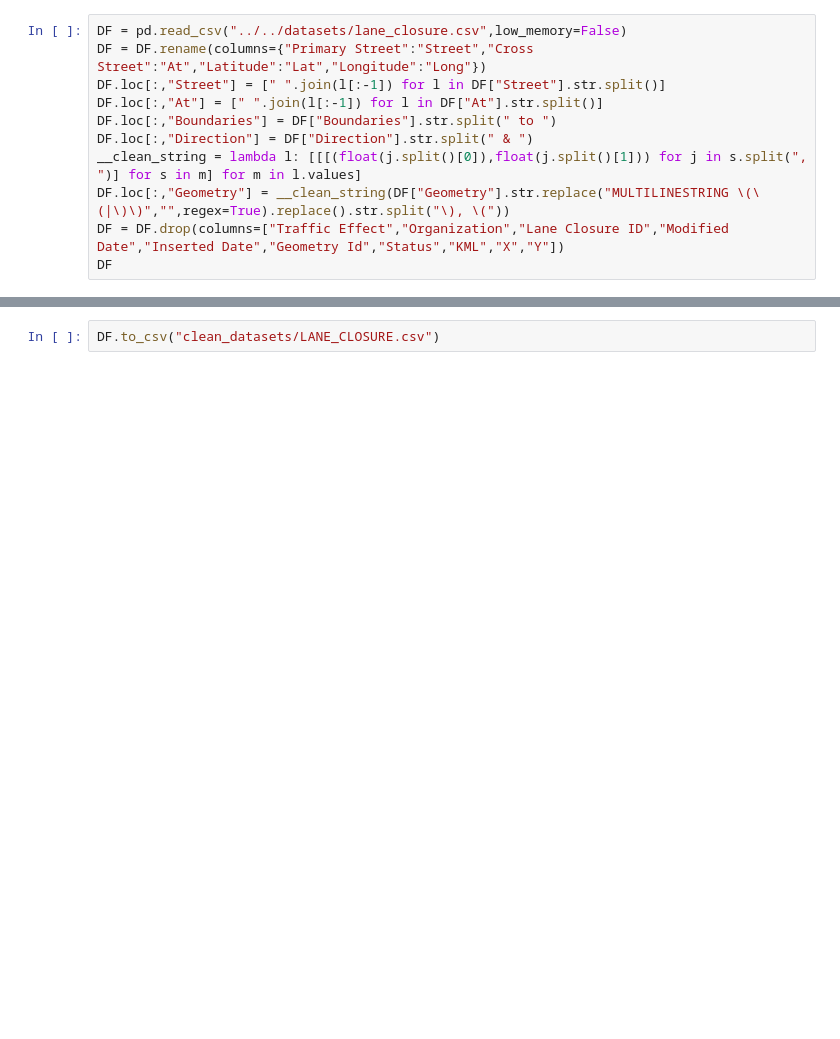
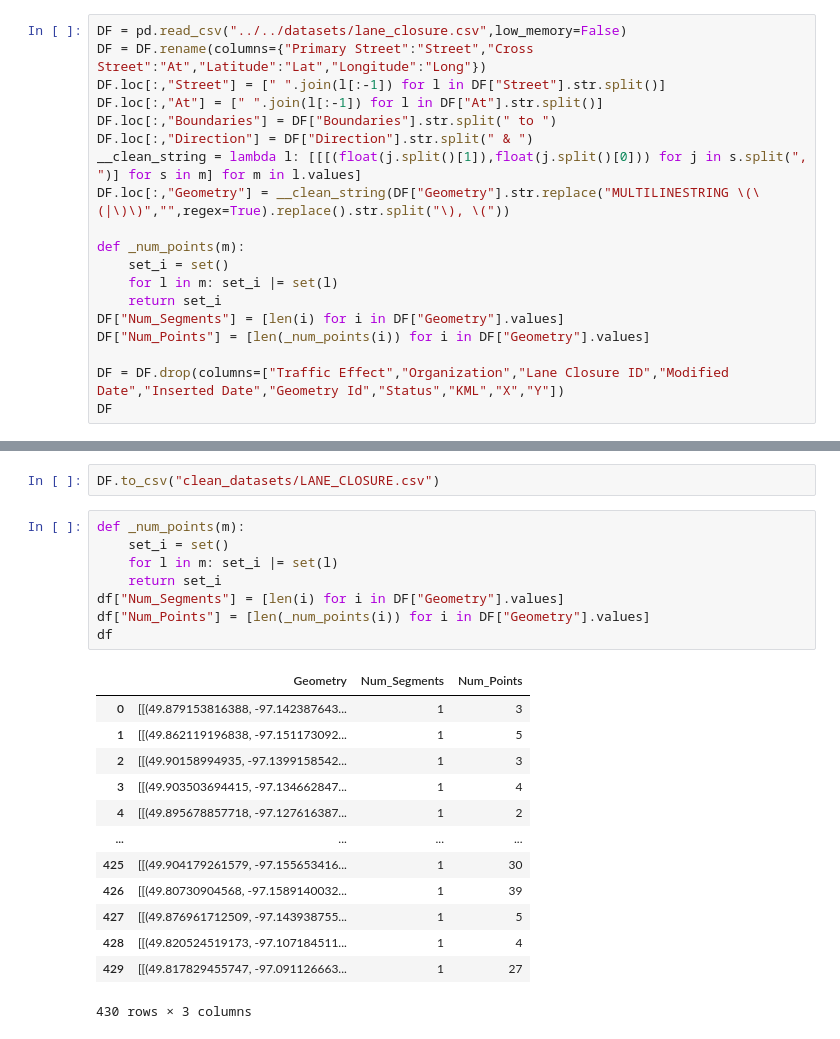
Before and after one commit to tranndt/ml-comp4710-WPGTransitOTP, a Jupyter notebook: res/jason/04_lane_closure.ipynb, the cells around one changed output, grey strips where cells are left out. Saved outputs shown, nothing was run; the diff lists cells and outputs as text; blank space fills up the shorter version.

```diff
--- a/res/jason/04_lane_closure.ipynb
+++ b/res/jason/04_lane_closure.ipynb
@@ -42,8 +42,16 @@ DF.loc[:,"Street"] = [" ".join(l[:-1]) for l in DF["Street"].str.split()]
 DF.loc[:,"At"] = [" ".join(l[:-1]) for l in DF["At"].str.split()]
 DF.loc[:,"Boundaries"] = DF["Boundaries"].str.split(" to ")
 DF.loc[:,"Direction"] = DF["Direction"].str.split(" & ")
-__clean_string = lambda l: [[[(float(j.split()[0]),float(j.split()[1])) for j in s.split(", ")] for s in m] for m in l.values]
+__clean_string = lambda l: [[[(float(j.split()[1]),float(j.split()[0])) for j in s.split(", ")] for s in m] for m in l.values]
 DF.loc[:,"Geometry"] = __clean_string(DF["Geometry"].str.replace("MULTILINESTRING \(\(|\)\)","",regex=True).replace().str.split("\), \("))
+
+def _num_points(m):
+    set_i = set()
+    for l in m: set_i |= set(l)
+    return set_i
+DF["Num_Segments"] = [len(i) for i in DF["Geometry"].values]
+DF["Num_Points"] = [len(_num_points(i)) for i in DF["Geometry"].values]
+
 DF = DF.drop(columns=["Traffic Effect","Organization","Lane Closure ID","Modified Date","Inserted Date","Geometry Id","Status","KML","X","Y"])
 DF
 # %% [output]
@@ -63,2 +71,24 @@ DF
 # %%
 DF.to_csv("clean_datasets/LANE_CLOSURE.csv")
+# %%
+def _num_points(m):
+    set_i = set()
+    for l in m: set_i |= set(l)
+    return set_i
+df["Num_Segments"] = [len(i) for i in DF["Geometry"].values]
+df["Num_Points"] = [len(_num_points(i)) for i in DF["Geometry"].values]
+df
+# %% [output]
+|  | Geometry | Num_Segments | Num_Points |
+| 0 | [[(49.879153816388, -97.142387643... | 1 | 3 |
+| 1 | [[(49.862119196838, -97.151173092... | 1 | 5 |
+| 2 | [[(49.90158994935, -97.1399158542... | 1 | 3 |
+| 3 | [[(49.903503694415, -97.134662847... | 1 | 4 |
+| 4 | [[(49.895678857718, -97.127616387... | 1 | 2 |
+| ... | ... | ... | ... |
+| 425 | [[(49.904179261579, -97.155653416... | 1 | 30 |
+| 426 | [[(49.80730904568, -97.1589140032... | 1 | 39 |
+| 427 | [[(49.876961712509, -97.143938755... | 1 | 5 |
+| 428 | [[(49.820524519173, -97.107184511... | 1 | 4 |
+| 429 | [[(49.817829455747, -97.091126663... | 1 | 27 |
+430 rows × 3 columns
```
Also changed, not shown: parts of 4 cells of this notebook, 3 other files.
